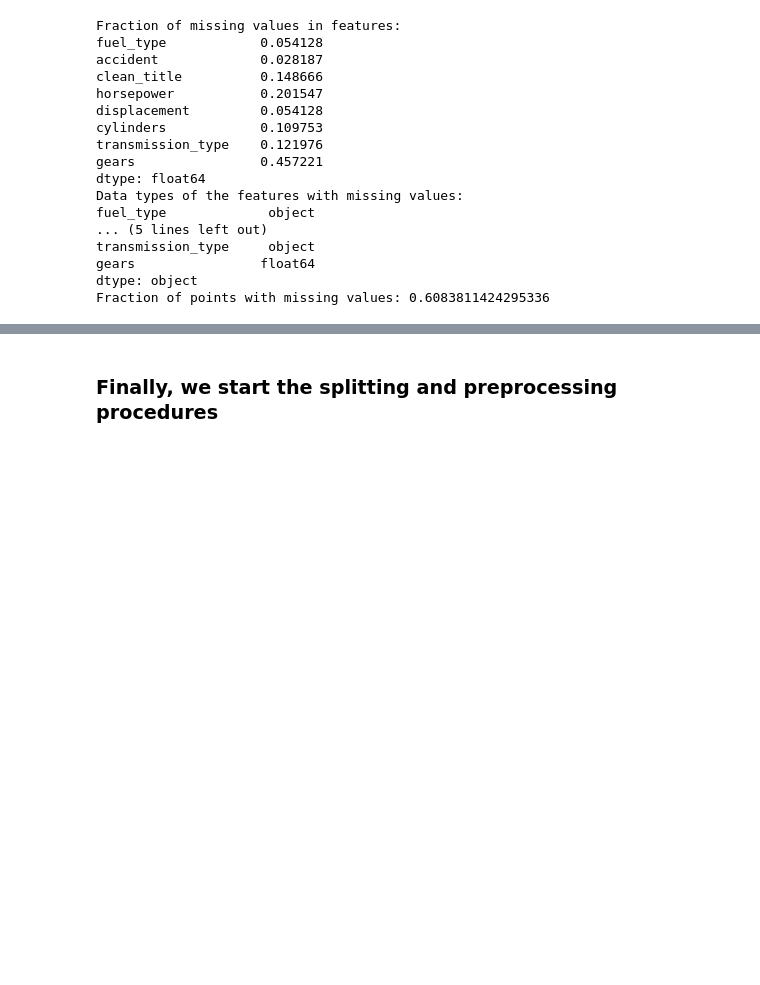
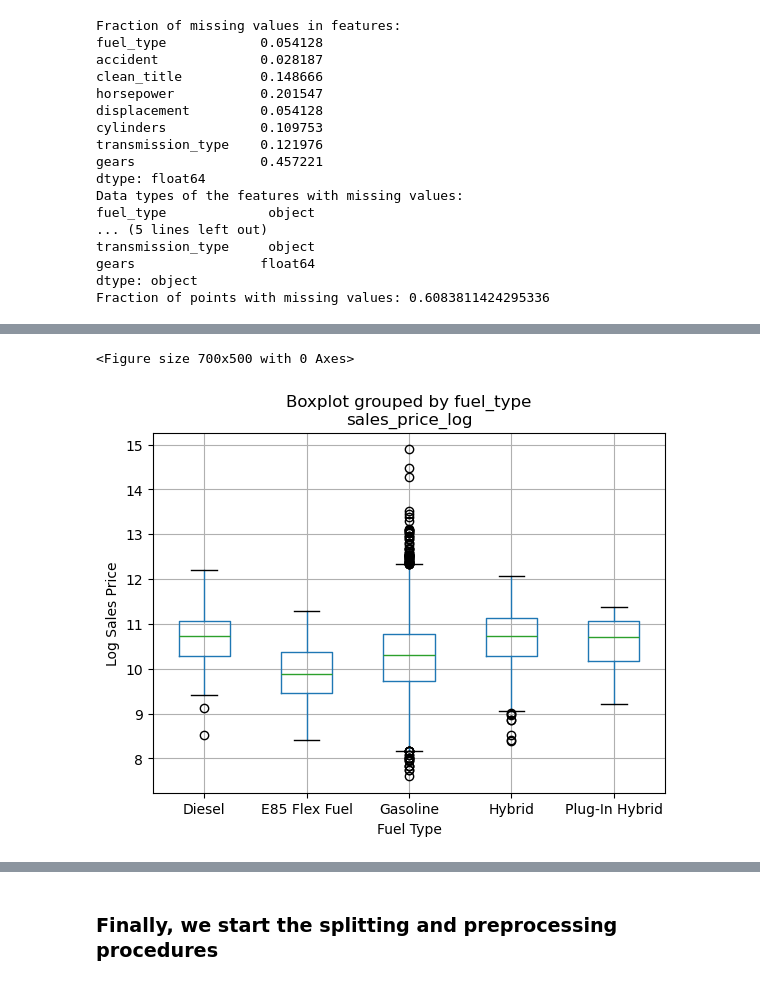
Before and after one commit to lshiyu4210/used_car_price_prediction, a Jupyter notebook: midterm.ipynb, the cells around one changed output, grey strips where cells are left out. Saved outputs shown, nothing was run; the diff lists cells and outputs as text; code cells hidden in the pictures; blank space fills up the shorter version.

```diff
--- a/midterm.ipynb
+++ b/midterm.ipynb
@@ -304,0 +357,11 @@ Fraction of points with missing values: 0.6083811424295336
+# %%
+plt.figure(figsize=(7,5))
+
+used_car[['sales_price_log','fuel_type']].boxplot(by='fuel_type')
+
+plt.ylabel('Log Sales Price')
+plt.xlabel('Fuel Type')
+plt.show()
+# %% [output]
+<Figure size 700x500 with 0 Axes>
+[figure, added]
```
Also changed, not shown: parts of 23 cells of this notebook, 1 other file.
